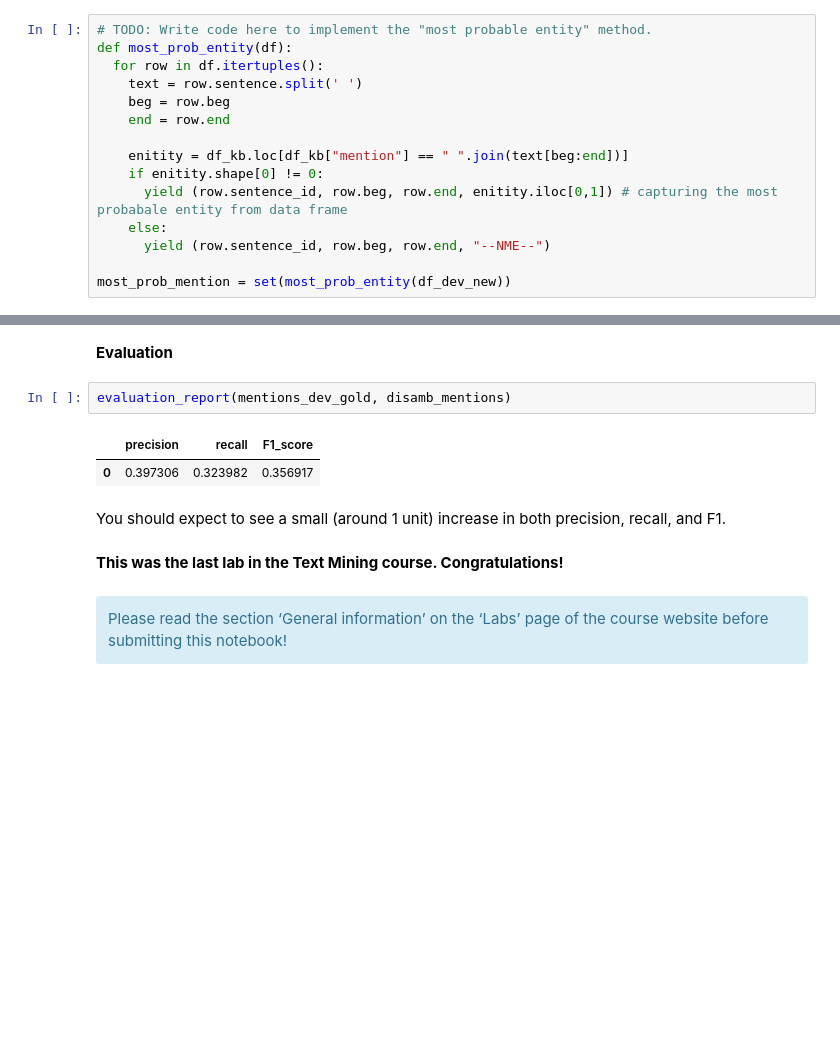
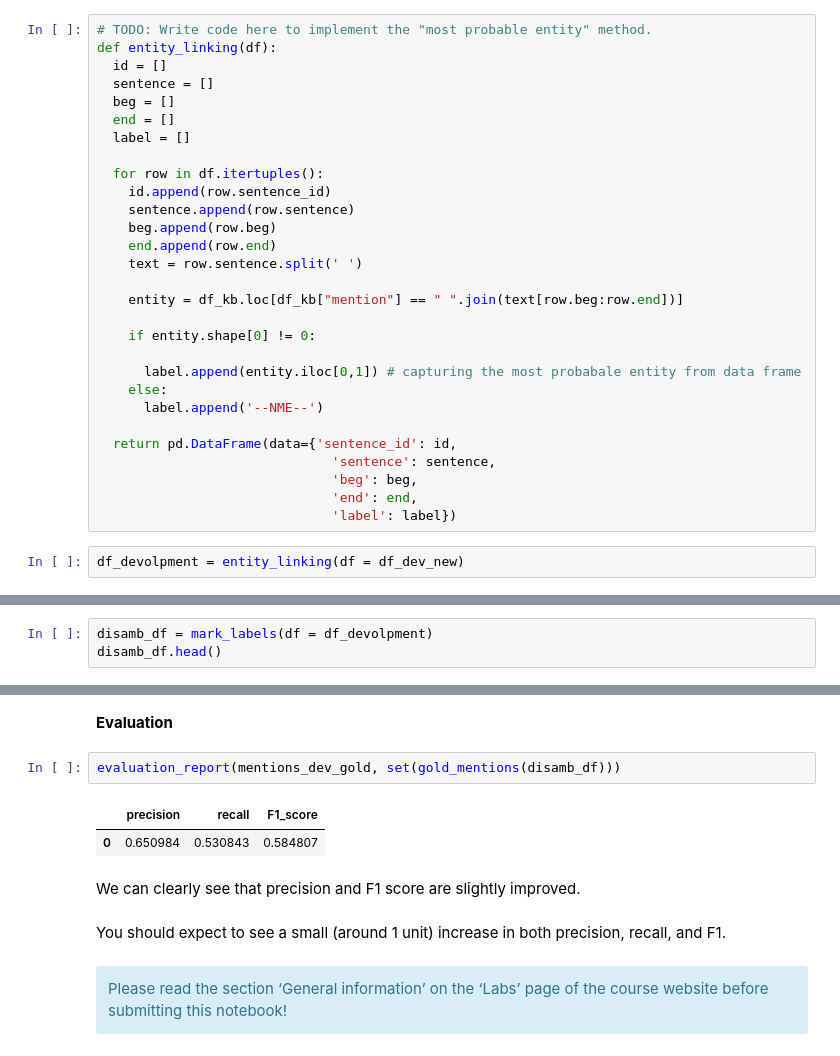
Before and after one commit to jrakhshanda/Text-Mining, a Jupyter notebook: TM_L5.ipynb, the cells around one changed output, grey strips where cells are left out. Saved outputs shown, nothing was run; the diff lists cells and outputs as text; blank space fills up the shorter version.

```diff
--- a/TM_L5.ipynb
+++ b/TM_L5.ipynb
@@ -368,16 +368,32 @@ As you can see, each row of the data frame contains a pair $(m, e)$ of a mention
 Implement an entity linking method that resolves each mention to the most probable entity in the data frame. If the mention is not included in the data frame, you can predict the generic label `--NME--`. Print the precision, recall, and F1 of your method using the function that you implemented for Problem&nbsp;1.
 # %%
 # TODO: Write code here to implement the "most probable entity" method.
-def most_prob_entity(df):
+def entity_linking(df):
+  id = []
+  sentence = []
+  beg = []
+  end = []
+  label = []
+
   for row in df.itertuples():
+    id.append(row.sentence_id)
+    sentence.append(row.sentence)
+    beg.append(row.beg)
+    end.append(row.end)
     text = row.sentence.split(' ')
-    beg = row.beg
-    end = row.end
 
-    enitity = df_kb.loc[df_kb["mention"] == " ".join(text[beg:end])]
-    if enitity.shape[0] != 0:
-      yield (row.sentence_id, row.beg, row.end, enitity.iloc[0,1]) # capturing the most probabale entity from data frame
+    entity = df_kb.loc[df_kb["mention"] == " ".join(text[row.beg:row.end])]
+
+    if entity.shape[0] != 0:
+
+      label.append(entity.iloc[0,1]) # capturing the most probabale entity from data frame
     else:
-      yield (row.sentence_id, row.beg, row.end, "--NME--")
+      label.append('--NME--')
 
-most_prob_mention = set(most_prob_entity(df_dev_new))
+  return pd.DataFrame(data={'sentence_id': id,
+                              'sentence': sentence,
+                              'beg': beg,
+                              'end': end,
+                              'label': label})
+# %%
+df_devolpment = entity_linking(df = df_dev_new)
@@ -470,0 +521,3 @@ disamb_mentions = set(disambiguation(df = df_dev_new))
+# %%
+disamb_df = mark_labels(df = df_devolpment)
+disamb_df.head()
@@ -471,14 +531,14 @@ disamb_mentions = set(disambiguation(df = df_dev_new))
 # %% [markdown]
 **Evaluation**
 # %%
-evaluation_report(mentions_dev_gold, disamb_mentions)
+evaluation_report(mentions_dev_gold, set(gold_mentions(disamb_df)))
 # %% [output]
 |  | precision | recall | F1_score |
-| 0 | 0.397306 | 0.323982 | 0.356917 |
+| 0 | 0.650984 | 0.530843 | 0.584807 |
+# %% [markdown]
+  We can clearly see that precision and F1 score are slightly improved.
 # %% [markdown]
 You should expect to see a small (around 1&nbsp;unit) increase in both precision, recall, and F1.
-# %% [markdown]
-**This was the last lab in the Text Mining course. Congratulations!**
 # %% [markdown]
 <div class="alert alert-info">
     Please read the section ‘General information’ on the ‘Labs’ page of the course website before submitting this notebook!
```
Also changed, not shown: parts of 7 cells of this notebook.
